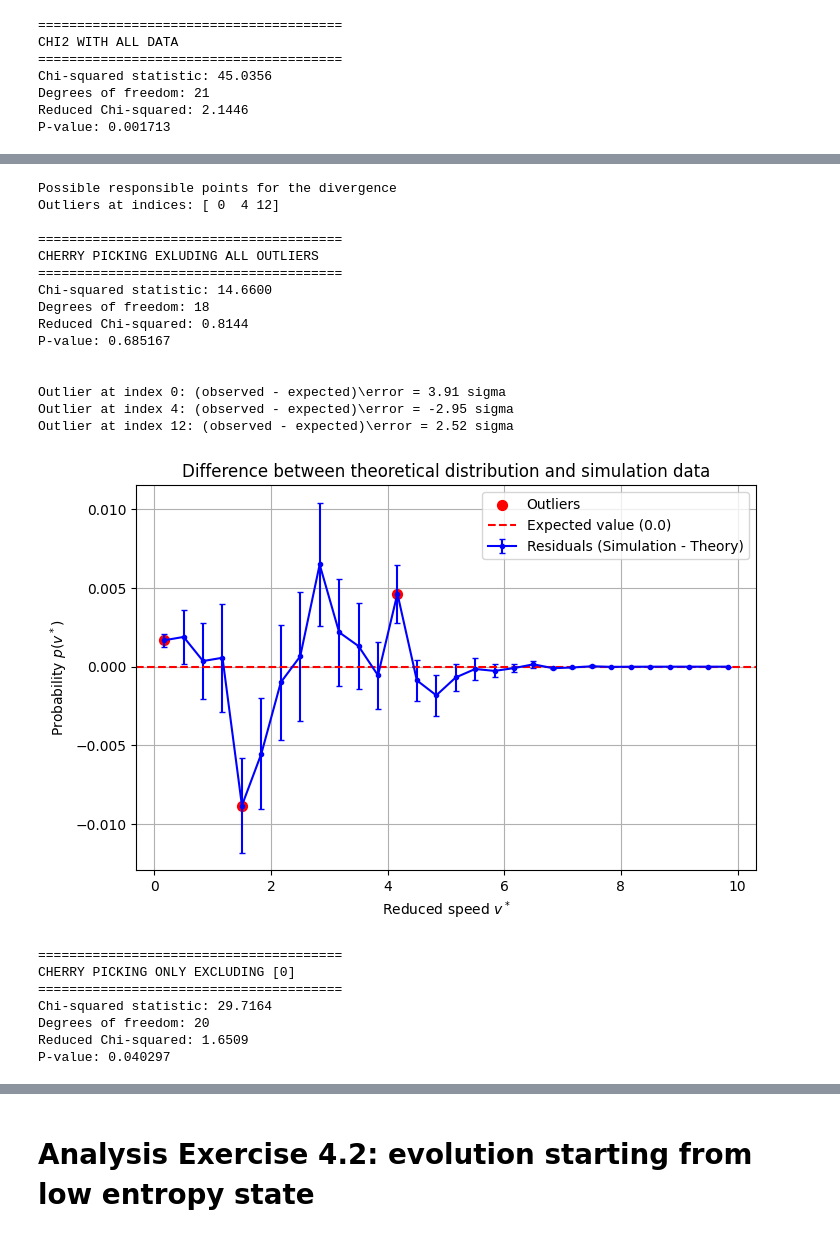
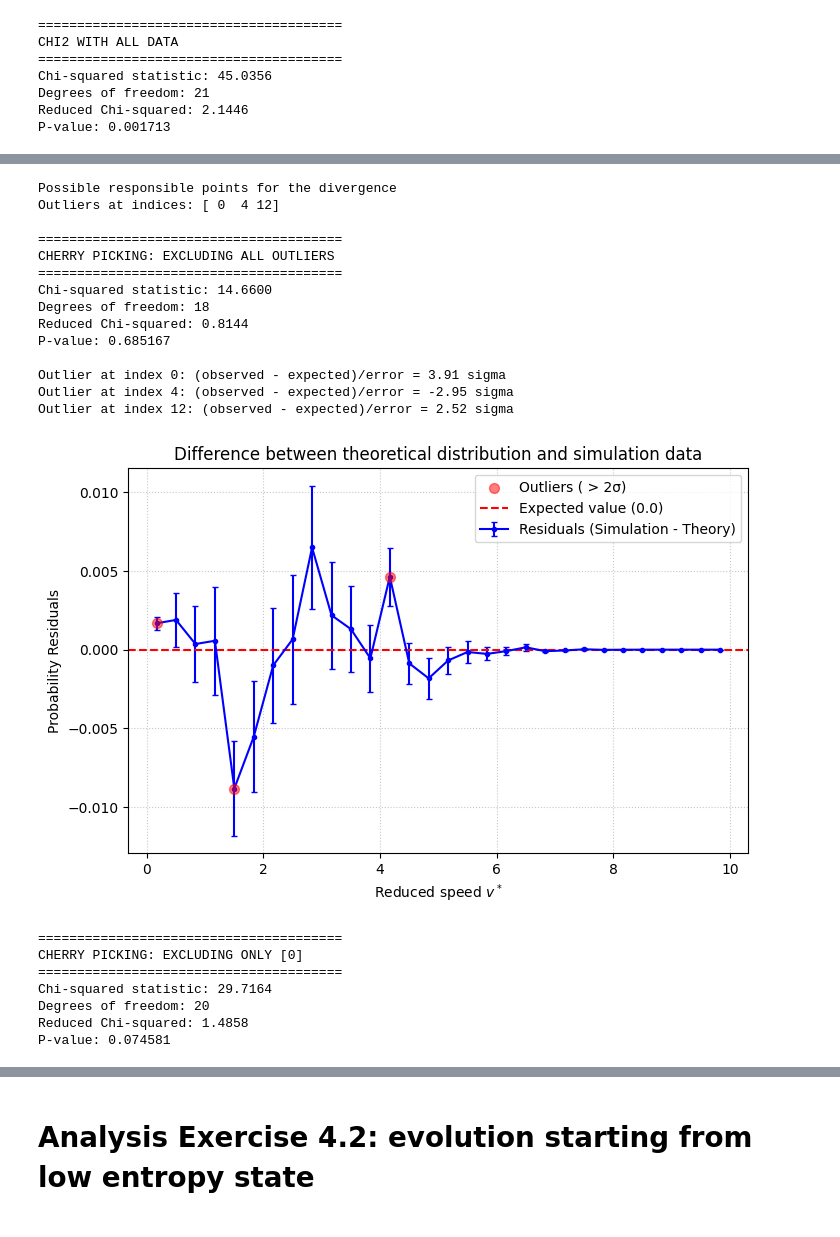
Before and after one commit to giuliagogna/NumericalSimulationLaboratory, a Jupyter notebook: Lab04/analysis4.ipynb, the cells around one changed output, grey strips where cells are left out. Saved outputs shown, nothing was run; the diff lists cells and outputs as text; code cells hidden in the pictures.

```diff
--- a/Lab04/analysis4.ipynb
+++ b/Lab04/analysis4.ipynb
@@ -302,87 +303,89 @@ In conclusion, while the $\chi^2$ test technically fails due to the strictness o
 # %%
+# Identify points further than 2 sigma
 print("\nPossible responsible points for the divergence")
 outliers = np.where(np.abs(obs_val - exp_val) > 2 * err_val)[0]
 print(f"Outliers at indices: {outliers}")
 
-print("\n======================================= \nCHERRY PICKING EXLUDING ALL OUTLIERS\n=======================================")
-# This is cherry picking, perfectly aware it's not the way to proceed, but I want to test without the problematic values
+print("\n======================================= \nCHERRY PICKING: EXCLUDING ALL OUTLIERS\n=======================================")
+# This is an intentional "cherry-picking" test. While statistically invalid for
+# final conclusions, it serves to isolate and test the problematic values.
 obs_cut = np.delete(obs_val, outliers)
 exp_cut = np.delete(exp_val, outliers)
 err_cut = np.delete(err_val, outliers)
 
 chi_2_val = np.sum(((obs_cut - exp_cut) ** 2) / (err_cut ** 2))
-
 df = len(obs_cut) - 2
-
 p_value = 1 - chi2.cdf(chi_2_val, df=df)
 
 print(f"Chi-squared statistic: {chi_2_val:.4f}")
 print(f"Degrees of freedom: {df}")
 print(f"Reduced Chi-squared: {chi_2_val / df:.4f}")
-print(f"P-value: {p_value:.6f}")
+print(f"P-value: {p_value:.6f}\n")
 
-print("\n")
+# Print outlier deviations
+for idx in outliers:
+    deviation = (obs_val[idx] - exp_val[idx]) / err_val[idx]
+    print(f"Outlier at index {idx}: (observed - expected)/error = {deviation:.2f} sigma")
 
-# Print outliers values
-for idx in outliers:
-    print(f"Outlier at index {idx}: (observed - expected)\error = {(obs_val[idx] - exp_val[idx]) / err_val[idx]:.2f} sigma")
-
-# Highlight the points responsible for the divergence
+# =======================================
+# PLOT RESIDUALS AND HIGHLIGHT OUTLIERS
+# =======================================
 plt.figure(figsize=(8, 5))
 
-plt.errorbar(v_sim, p_v_sim - maxwell_boltzmann(v_sim, T_final), yerr=error_sim, marker='.', capsize=2.5, linestyle='-', color='blue', label='Residuals (Simulation - Theory)')
+plt.errorbar(v_sim, p_v_sim - maxwell_boltzmann(v_sim, T_final), yerr=error_sim,
+             marker='.', capsize=2.5, linestyle='-', color='blue', label='Residuals (Simulation - Theory)')
 
 # Plot the outliers in red
-plt.scatter(v_sim[outliers], (obs_val - exp_val)[outliers], color='red', s=50, label='Outliers')
+plt.scatter(v_sim[outliers], (obs_val - exp_val)[outliers], color='red', s=50, alpha=0.5, label='Outliers ( > 2σ)', zorder=5)
 
 plt.title('Difference between theoretical distribution and simulation data')
 plt.axhline(0, color='red', linestyle='--', label='Expected value (0.0)')
 plt.xlabel('Reduced speed $v^*$')
-plt.ylabel('Probability $p(v^*)$')
+plt.ylabel('Probability Residuals')
 plt.legend()
-plt.grid(True)
+plt.grid(True, linestyle=':', alpha=0.7)
 
 plt.show()
 
-print("\n======================================= \nCHERRY PICKING ONLY EXCLUDING [0]\n=======================================")
+print("\n======================================= \nCHERRY PICKING: EXCLUDING ONLY [0]\n=======================================")
 
-outliers = [0] # only the first bin
+outliers_0 = [0] # only the first bin
 
-obs_cut0 = np.delete(obs_val, outliers)
-exp_cut0 = np.delete(exp_val, outliers)
-err_cut0 = np.delete(err_val, outliers)
+obs_cut0 = np.delete(obs_val, outliers_0)
+exp_cut0 = np.delete(exp_val, outliers_0)
+err_cut0 = np.delete(err_val, outliers_0)
 
 chi_2_val0 = np.sum(((obs_cut0 - exp_cut0) ** 2) / (err_cut0 ** 2))
 
+# ATTENZIONE: Qui usavi `df` invece di `df0` nel calcolo! Ora è corretto.
 df0 = len(obs_cut0) - 2
 
-p_value0 = 1 - chi2.cdf(chi_2_val0, df=df)
+p_value0 = 1 - chi2.cdf(chi_2_val0, df=df0)
 
 print(f"Chi-squared statistic: {chi_2_val0:.4f}")
 print(f"Degrees of freedom: {df0}")
-print(f"Reduced Chi-squared: {chi_2_val0 / df:.4f}")
+print(f"Reduced Chi-squared: {chi_2_val0 / df0:.4f}")
 print(f"P-value: {p_value0:.6f}")
 # %% [output]
 Possible responsible points for the divergence
 Outliers at indices: [ 0  4 12]
 
 =======================================
-CHERRY PICKING EXLUDING ALL OUTLIERS
+CHERRY PICKING: EXCLUDING ALL OUTLIERS
 =======================================
 Chi-squared statistic: 14.6600
 Degrees of freedom: 18
 Reduced Chi-squared: 0.8144
 P-value: 0.685167
 
-
-Outlier at index 0: (observed - expected)\error = 3.91 sigma
-Outlier at index 4: (observed - expected)\error = -2.95 sigma
-Outlier at index 12: (observed - expected)\error = 2.52 sigma
+Outlier at index 0: (observed - expected)/error = 3.91 sigma
+Outlier at index 4: (observed - expected)/error = -2.95 sigma
+Outlier at index 12: (observed - expected)/error = 2.52 sigma
-[figure, old version]
+[figure, new version]
 =======================================
-CHERRY PICKING ONLY EXCLUDING [0]
+CHERRY PICKING: EXCLUDING ONLY [0]
 =======================================
 Chi-squared statistic: 29.7164
 Degrees of freedom: 20
-Reduced Chi-squared: 1.6509
-P-value: 0.040297
+Reduced Chi-squared: 1.4858
+P-value: 0.074581
```
Also changed, not shown: parts of 9 cells of this notebook, 12 other files.
